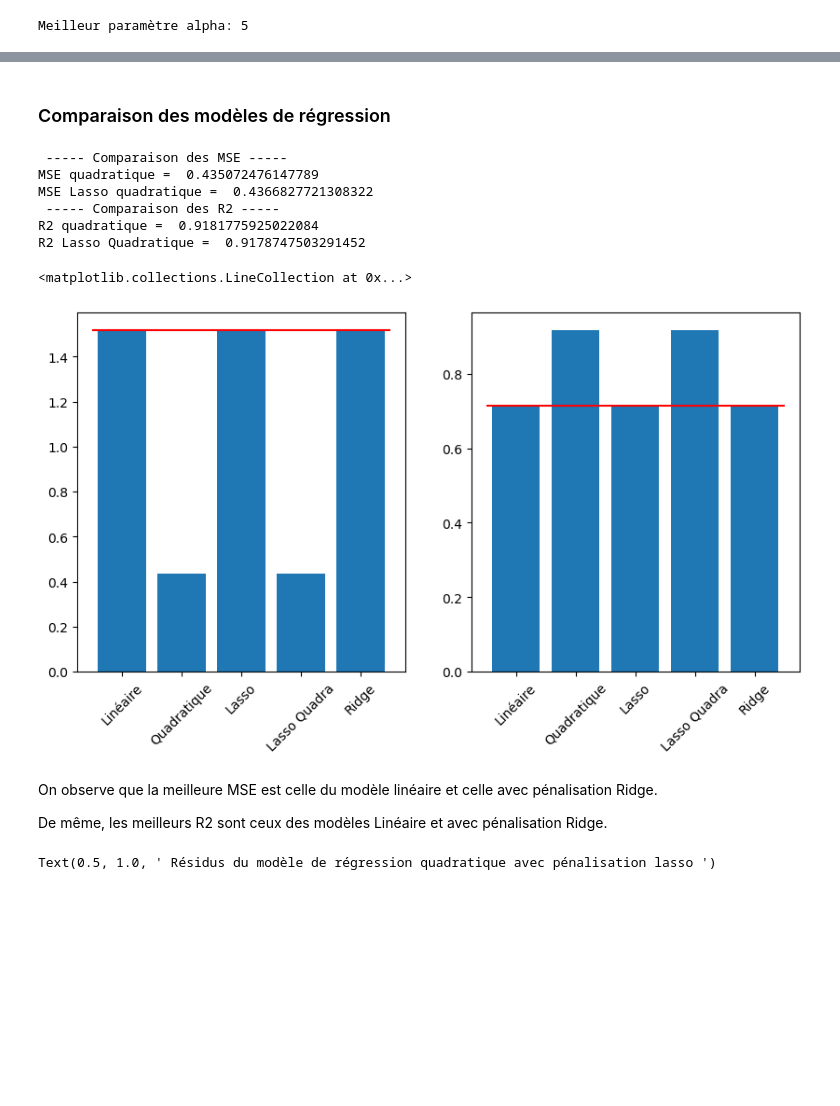
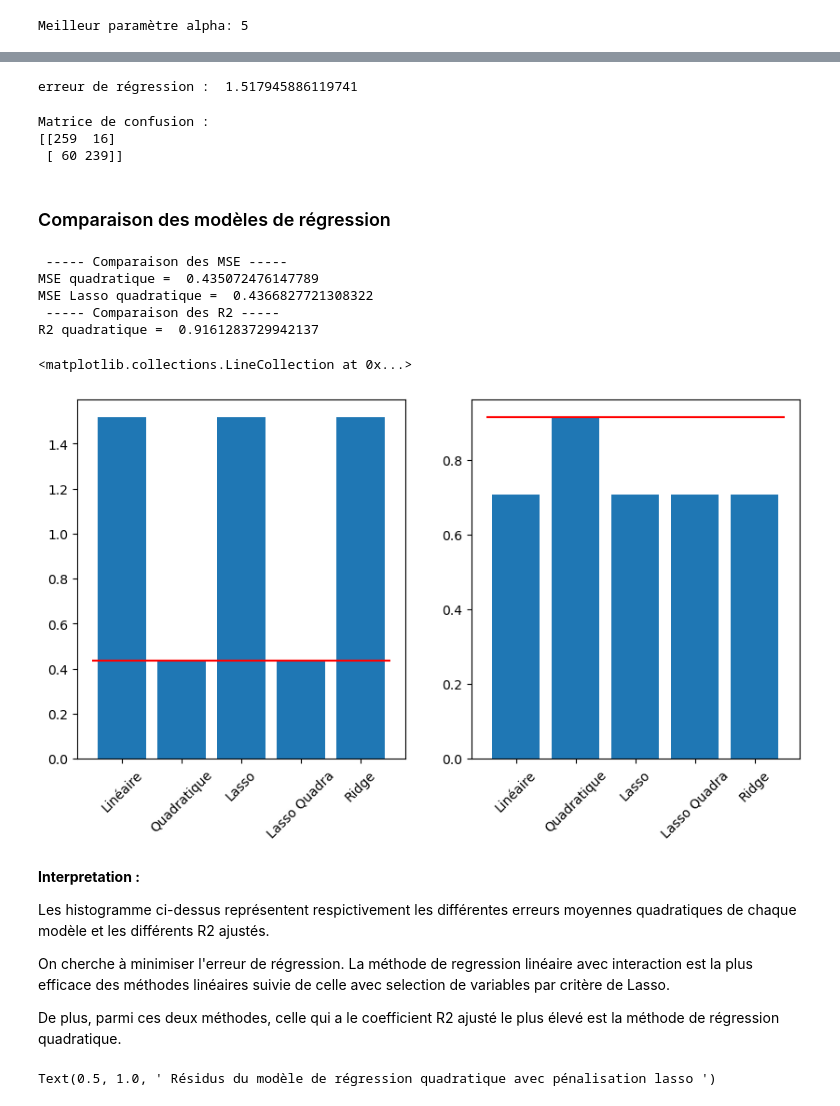
Before and after one commit to PaolaDeTruchis/MachineLearning, a Jupyter notebook: Projet_ML_Python.ipynb, the cells around one changed output, grey strips where cells are left out. Cells and saved outputs as stored; diff of their text form; code cells hidden in the pictures; blank space fills up the shorter version.

```diff
--- a/Projet_ML_Python.ipynb
+++ b/Projet_ML_Python.ipynb
@@ -722,13 +879,13 @@ dtype: float64
 from sklearn.pipeline import make_pipeline
 
 column_names = X_train.columns.tolist()
-column_names_poly = ['1'] + column_names  # Ajouter le biais
-column_names_poly += [f"{col}^2" for col in column_names]  # Ajouter les termes quadratiques
-column_names_poly += [f"{col1}*{col2}" for i, col1 in enumerate(column_names) for col2 in column_names[i+1:]]  # Ajouter les termes d'interaction
+column_names_poly = ['1'] + column_names
+column_names_poly += [f"{col}^2" for col in column_names]
+column_names_poly += [f"{col1}*{col2}" for i, col1 in enumerate(column_names) for col2 in column_names[i+1:]]
 column_names_poly = np.array(column_names_poly)
 
 param_grid = {
-    'lasso__alpha': [0.001, 0.01, 0.1, 1.0]  # Valeurs à tester pour le paramètre de régularisation alpha
+    'lasso__alpha': [0.001, 0.003, 0.01, 1.0]
     }
 
 
@@ -748,9 +905,9 @@ CO2_pred_lasso2 = best_model.predict(Xr_test)
 mse_lasso2 = mean_squared_error(CO2_test, CO2_pred_lasso2)
 R2_lasso2 = r2_score(CO2_test,CO2_pred_lasso2)
 
-#n = len(CO2_test)
-#p = Xr_test.shape[1]
-#adjusted_R2_lasso = 1 - ((1 - R2_lasso) * (n - 1) / (n - p - 1))
+n = len(CO2_test)
+p = Xr_test.shape[1]
+adjusted_R2_lasso_2 = 1 - ((1 - R2_lasso) * (n - 1) / (n - p - 1))
 
 # Résidus :
 residuals_lasso2 = CO2_test - CO2_pred_lasso2
@@ -826,55 +1019,60 @@ Meilleur paramètre alpha: 5
+# %%
+print("erreur de régression : ",mse_ridge)
+# %% [output]
+erreur de régression :  1.517945886119741
+# %%
+from sklearn.metrics import confusion_matrix
+
+pred_factor = (CO2_pred_ridge > CO2_moy).astype(int)
+
+true_factor = (CO2_test > CO2_moy).astype(int)
+
+confusion_mat = confusion_matrix(true_factor, pred_factor)
+
+print("Matrice de confusion :")
+print(confusion_mat)
+# %% [output]
+Matrice de confusion :
+[[259  16]
+ [ 60 239]]
 # %% [markdown]
 ### Comparaison des modèles de régression
 # %%
 print(" ----- Comparaison des MSE ----- ")
-# print("MSE = ", MSE)
 print("MSE quadratique = ", mse_lin2)
-# print("MSE Lasso = ", MSE_lasso)
-# print("MSE Ridge = ",MSE_ridge)
 print("MSE Lasso quadratique = ",mse_lasso2)
-# print("")
-# print("")
 
 print(" ----- Comparaison des R2 ----- ")
-#print("R2 linéaire= ",R2_lin)
-print("R2 quadratique = ",R2_2)
-#print("R2 Lasso = ",R2_lasso)
-#print("R2 Ridge = ",R2_ridge)
-print("R2 Lasso Quadratique = ",R2_lasso2)
-#print("")
-#print("")
+print("R2 quadratique = ",adjusted_R2_2)
 
 fig ,axs = plt.subplots(1,2, figsize=(10,5))
 
 ind = ["Linéaire","Quadratique","Lasso","Lasso Quadra","Ridge"]
 list_MSE = [mse_lin,mse_lin2,mse_lasso,mse_lasso2,mse_ridge]
 axs[0].bar(ind,list_MSE)
 axs[0].set_xticklabels(ind,rotation=45)
-axs[0].hlines(mse_lin,-0.5,4.5,color="red")
+axs[0].hlines(mse_lin2,-0.5,4.5,color="red")
 
-list_R2 = [R2_lin,R2_2,R2_lasso,R2_lasso2,R2_ridge]
+list_R2 = [adjusted_R2_lin,adjusted_R2_2,adjusted_R2_lasso,adjusted_R2_lasso_2,adjusted_R2_ridge]
 axs[1].bar(ind,list_R2)
 axs[1].set_xticklabels(ind,rotation=45)
-axs[1].hlines(R2_lin,-0.5,4.5,color="red")
-#axs[1].set_ylim(0.95, max(list_R2) * 1.01)
-
-# list_R2_adj = [adjusted_R2_lin,adjusted_R2_2,adjusted_R2_lasso,adjusted_R2_ridge]
-# axs[2].bar(ind,list_R2_adj)
-# axs[2].hlines(adjusted_R2_lin,-0.5,3.5,color="red")
-# axs[2].set_ylim(0.95, max(list_R2_adj) * 1.01)
+axs[1].hlines(adjusted_R2_2,-0.5,4.5,color="red")
 # %% [output]
  ----- Comparaison des MSE -----
 MSE quadratique =  0.435072476147789
 MSE Lasso quadratique =  0.4366827721308322
  ----- Comparaison des R2 -----
-R2 quadratique =  0.9181775925022084
-R2 Lasso Quadratique =  0.9178747503291452
+R2 quadratique =  0.9161283729942137
 <matplotlib.collections.LineCollection at 0x...>
-[figure, old version]
+[figure, new version]
 # %% [markdown]
-On observe que la meilleure MSE est celle du modèle linéaire et celle avec pénalisation Ridge.
+**Interpretation :**
 
-De même, les meilleurs R2 sont ceux des modèles Linéaire et avec pénalisation Ridge.
+Les histogramme ci-dessus représentent respictivement les différentes erreurs moyennes quadratiques de chaque modèle et les différents R2 ajustés.
+
+On cherche à minimiser l'erreur de régression. La méthode de regression linéaire avec interaction est la plus efficace des méthodes linéaires suivie de celle avec selection de variables par critère de Lasso.
+
+De plus, parmi ces deux méthodes, celle qui a le coefficient R2 ajusté le plus élevé est la méthode de régression quadratique.
 # %%
 # ----- Comparaison des résidus -----
 fig ,axs = plt.subplots(2,3, figsize=(15,10))
```
Also changed, not shown: parts of 188 cells of this notebook.
